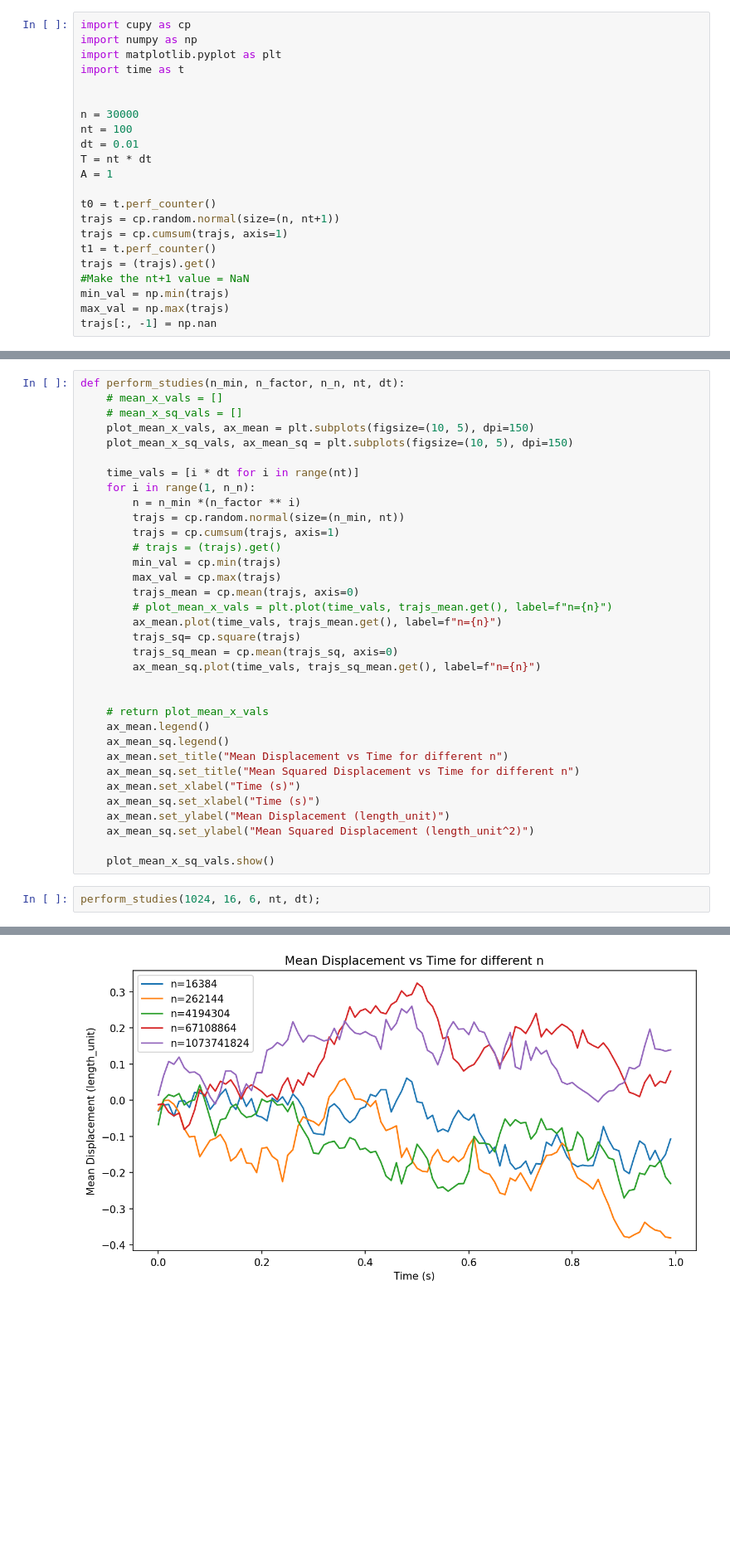
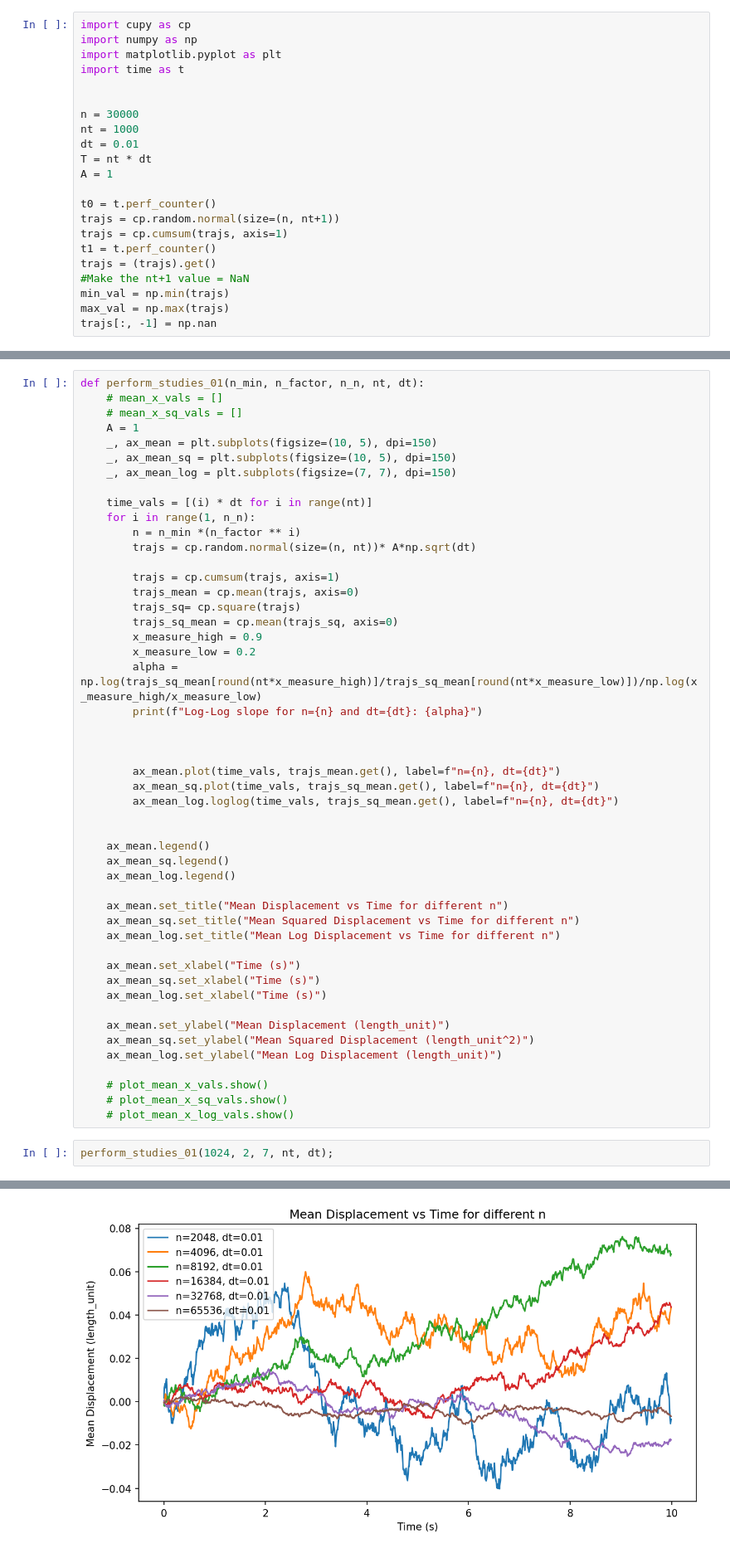
Before and after one commit to Sam-MARTis/Random-Walk-Computation, a Jupyter notebook: Python-Version/main.ipynb, the cells around one changed output, grey strips where cells are left out. Shown at 83% size. Saved outputs shown, nothing was run; the diff lists cells and outputs as text; blank space fills up the shorter version.

```diff
--- a/Python-Version/main.ipynb
+++ b/Python-Version/main.ipynb
@@ -6,7 +6,7 @@ import time as t
 
 
 n = 30000
-nt = 100
+nt = 1000
 dt = 0.01
 T = nt * dt
 A = 1
@@ -149,37 +150,52 @@ plt_settings("Mean Displacement vs Time", "Time (s)", "Mean Displacement (m)")
 # %%
-def perform_studies(n_min, n_factor, n_n, nt, dt):
+def perform_studies_01(n_min, n_factor, n_n, nt, dt):
     # mean_x_vals = []
     # mean_x_sq_vals = []
-    plot_mean_x_vals, ax_mean = plt.subplots(figsize=(10, 5), dpi=150)
-    plot_mean_x_sq_vals, ax_mean_sq = plt.subplots(figsize=(10, 5), dpi=150)
+    A = 1
+    _, ax_mean = plt.subplots(figsize=(10, 5), dpi=150)
+    _, ax_mean_sq = plt.subplots(figsize=(10, 5), dpi=150)
+    _, ax_mean_log = plt.subplots(figsize=(7, 7), dpi=150)
 
-    time_vals = [i * dt for i in range(nt)]
+    time_vals = [(i) * dt for i in range(nt)]
     for i in range(1, n_n):
         n = n_min *(n_factor ** i)
-        trajs = cp.random.normal(size=(n_min, nt))
+        trajs = cp.random.normal(size=(n, nt))* A*np.sqrt(dt)
+
         trajs = cp.cumsum(trajs, axis=1)
-        # trajs = (trajs).get()
-        min_val = cp.min(trajs)
-        max_val = cp.max(trajs)
         trajs_mean = cp.mean(trajs, axis=0)
-        # plot_mean_x_vals = plt.plot(time_vals, trajs_mean.get(), label=f"n={n}")
-        ax_mean.plot(time_vals, trajs_mean.get(), label=f"n={n}")
         trajs_sq= cp.square(trajs)
         trajs_sq_mean = cp.mean(trajs_sq, axis=0)
-        ax_mean_sq.plot(time_vals, trajs_sq_mean.get(), label=f"n={n}")
+        x_measure_high = 0.9
+        x_measure_low = 0.2
+        alpha = np.log(trajs_sq_mean[round(nt*x_measure_high)]/trajs_sq_mean[round(nt*x_measure_low)])/np.log(x_measure_high/x_measure_low)
+        print(f"Log-Log slope for n={n} and dt={dt}: {alpha}")
 
 
-    # return plot_mean_x_vals
+
+        ax_mean.plot(time_vals, trajs_mean.get(), label=f"n={n}, dt={dt}")
+        ax_mean_sq.plot(time_vals, trajs_sq_mean.get(), label=f"n={n}, dt={dt}")
+        ax_mean_log.loglog(time_vals, trajs_sq_mean.get(), label=f"n={n}, dt={dt}")
+
+
     ax_mean.legend()
     ax_mean_sq.legend()
+    ax_mean_log.legend()
+
     ax_mean.set_title("Mean Displacement vs Time for different n")
     ax_mean_sq.set_title("Mean Squared Displacement vs Time for different n")
+    ax_mean_log.set_title("Mean Log Displacement vs Time for different n")
+
     ax_mean.set_xlabel("Time (s)")
     ax_mean_sq.set_xlabel("Time (s)")
+    ax_mean_log.set_xlabel("Time (s)")
+
     ax_mean.set_ylabel("Mean Displacement (length_unit)")
     ax_mean_sq.set_ylabel("Mean Squared Displacement (length_unit^2)")
+    ax_mean_log.set_ylabel("Mean Log Displacement (length_unit)")
 
-    plot_mean_x_sq_vals.show()
+    # plot_mean_x_vals.show()
+    # plot_mean_x_sq_vals.show()
+    # plot_mean_x_log_vals.show()
 # %%
-perform_studies(1024, 16, 6, nt, dt);
+perform_studies_01(1024, 2, 7, nt, dt);
 # %% [output]
@@ -186 +208 @@ perform_studies(1024, 16, 6, nt, dt);
-[figure, old version]
+[figure, new version]
```
Also changed, not shown: parts of 5 cells of this notebook, 1 other file.
